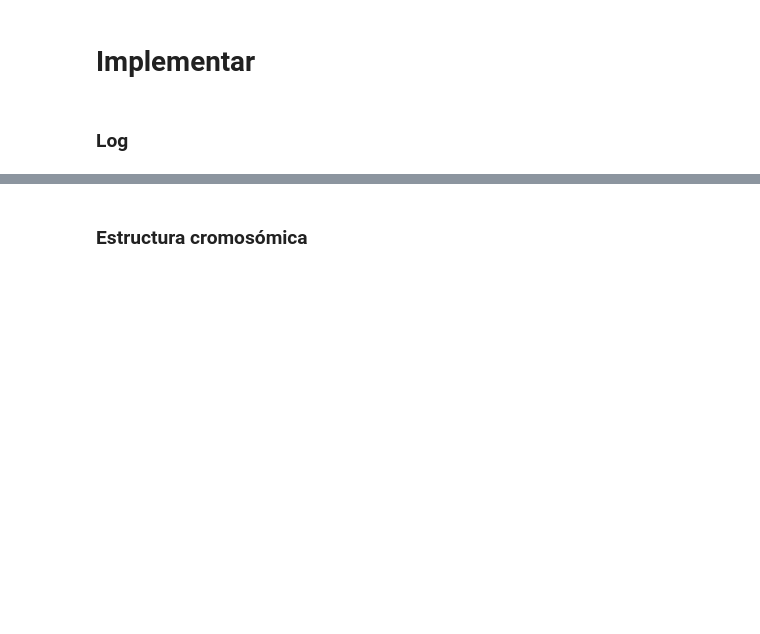
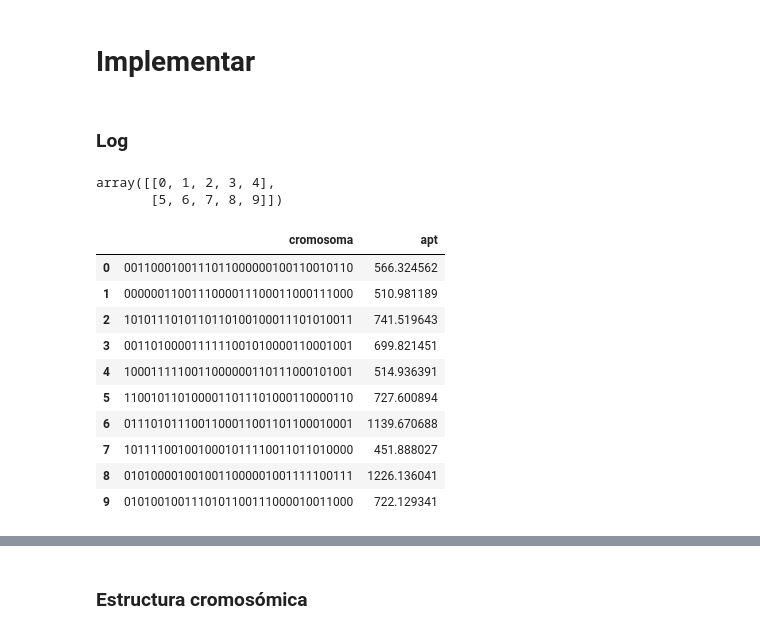
Before and after one commit to JafetMoon/dia-mod6-simple-evolutionary-algorithm, a Jupyter notebook: simple_evolutionary_algorithm.ipynb, the cells around one changed output, grey strips where cells are left out. Cells and saved outputs as stored; diff of their text form; code cells hidden in the pictures; blank space fills up the shorter version.

```diff
--- a/simple_evolutionary_algorithm.ipynb
+++ b/simple_evolutionary_algorithm.ipynb
@@ -49,3 +71,36 @@ def log_generacion(filename, mode='save', **kwargs):
                 pass
     elif mode=='load':
         return pd.read_csv(filename)
+# %%
+np.array([[0,1,2,3,4],[5,6,7,8,9]])#.reshape(-1,1)
+# %% [output]
+array([[0, 1, 2, 3, 4],
+       [5, 6, 7, 8, 9]])
+# %%
+# Definición de genes
+Gen1 = Gen((-500,500),2)
+Gen2 = Gen((-500,500),2)
+CromA = Cromosoma(Gen1,Gen2)
+# %%
+# Algoritmo
+se = SimpleEvolutionary(Gen1,Gen2)
+# %%
+# Crear población inicial
+N=10
+size = CromA.crom_len
+se.f = f
+pop = se.random_generator(N=N,size=size)
+se.poblacion = pop
+pop
+# %% [output]
+|  | cromosoma | apt |
+| 0 | 0011000100111011000000100110010110 | 566.324562 |
+| 1 | 0000001100111000011100011000111000 | 510.981189 |
+| 2 | 1010111010110110100100011101010011 | 741.519643 |
+| 3 | 0011010000111111001010000110001001 | 699.821451 |
+| 4 | 1000111110011000000110111000101001 | 514.936391 |
+| 5 | 1100101101000011011101000110000110 | 727.600894 |
+| 6 | 0111010111001100011001101100010001 | 1139.670688 |
+| 7 | 1011110010010001011110011011010000 | 451.888027 |
+| 8 | 0101000010010011000001001111100111 | 1226.136041 |
+| 9 | 0101001001110101100111000010011000 | 722.129341 |
```
Also changed, not shown: parts of 18 cells of this notebook.
